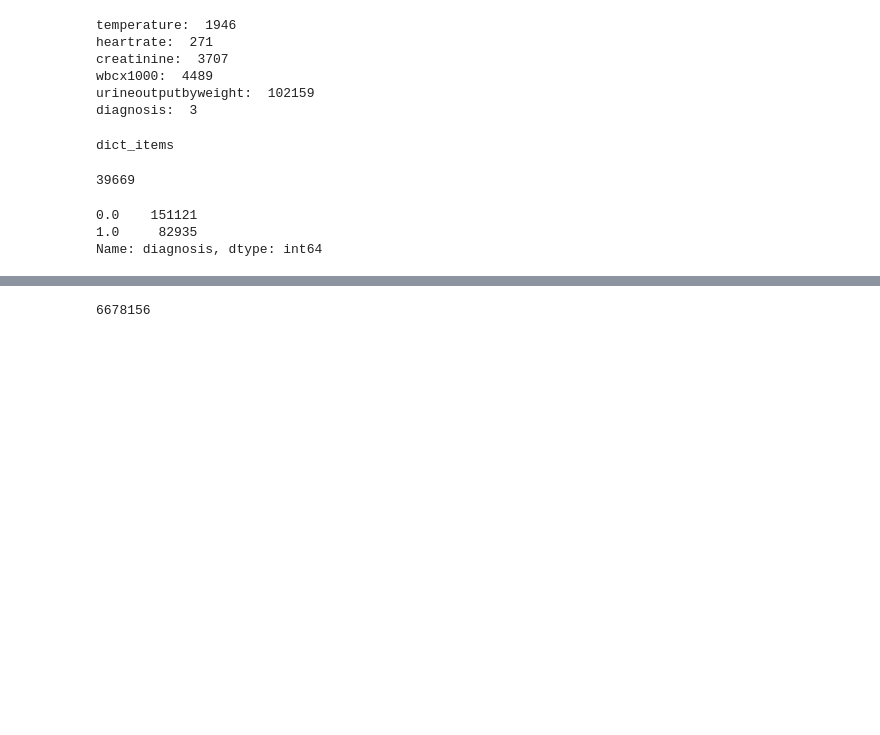
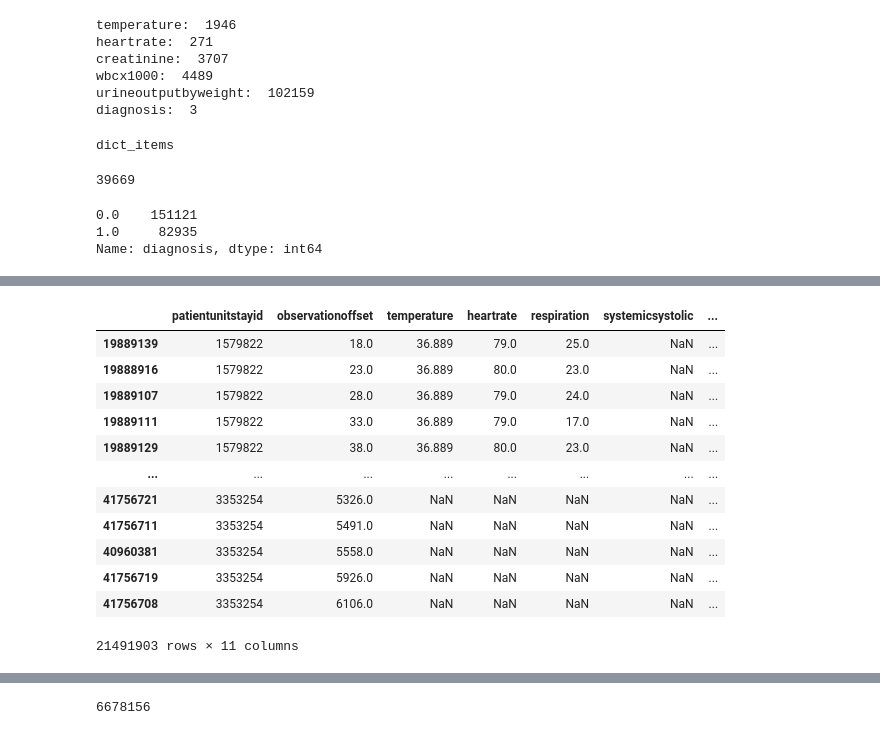
Before and after one commit to StallionsProject/SepsisPrediction, a Jupyter notebook: Jupyter Notebooks/data-interpolation.ipynb, the cells around one changed output, grey strips where cells are left out. Cells and saved outputs as stored; diff of their text form; code cells hidden in the pictures; blank space fills up the shorter version.

```diff
--- a/Jupyter Notebooks/data-interpolation.ipynb
+++ b/Jupyter Notebooks/data-interpolation.ipynb
@@ -58 +86,18 @@ Name: diagnosis, dtype: int64
+# %%
+finalMergeSH = finalMerge[finalMerge['patientunitstayid'] >= secondHalf[0]]
+finalMergeSH
+# %% [output]
+|  | patientunitstayid | observationoffset | temperature | heartrate | respiration | systemicsystolic | ... |
+| 19889139 | 1579822 | 18.0 | 36.889 | 79.0 | 25.0 | NaN | ... |
+| 19888916 | 1579822 | 23.0 | 36.889 | 80.0 | 23.0 | NaN | ... |
+| 19889107 | 1579822 | 28.0 | 36.889 | 79.0 | 24.0 | NaN | ... |
+| 19889111 | 1579822 | 33.0 | 36.889 | 79.0 | 17.0 | NaN | ... |
+| 19889129 | 1579822 | 38.0 | 36.889 | 80.0 | 23.0 | NaN | ... |
+| ... | ... | ... | ... | ... | ... | ... | ... |
+| 41756721 | 3353254 | 5326.0 | NaN | NaN | NaN | NaN | ... |
+| 41756711 | 3353254 | 5491.0 | NaN | NaN | NaN | NaN | ... |
+| 40960381 | 3353254 | 5558.0 | NaN | NaN | NaN | NaN | ... |
+| 41756719 | 3353254 | 5926.0 | NaN | NaN | NaN | NaN | ... |
+| 41756708 | 3353254 | 6106.0 | NaN | NaN | NaN | NaN | ... |
+21491903 rows × 11 columns
 # %%
```
Also changed, not shown: parts of 20 cells of this notebook, 5 other files.
